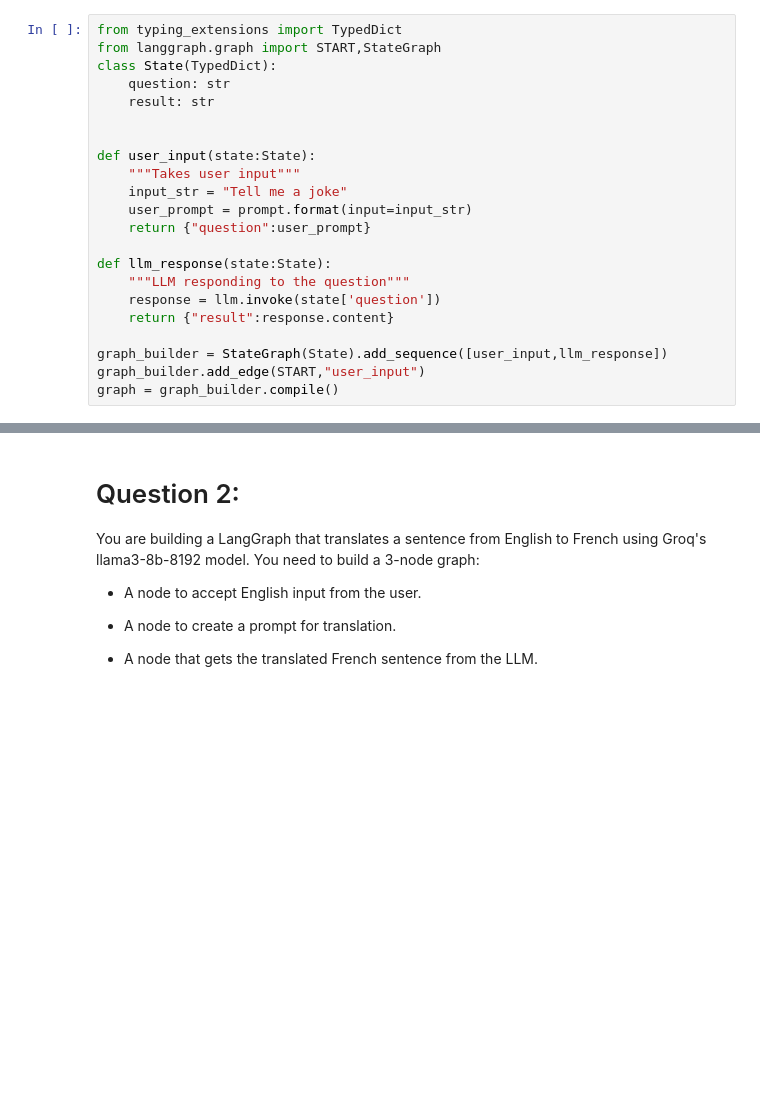
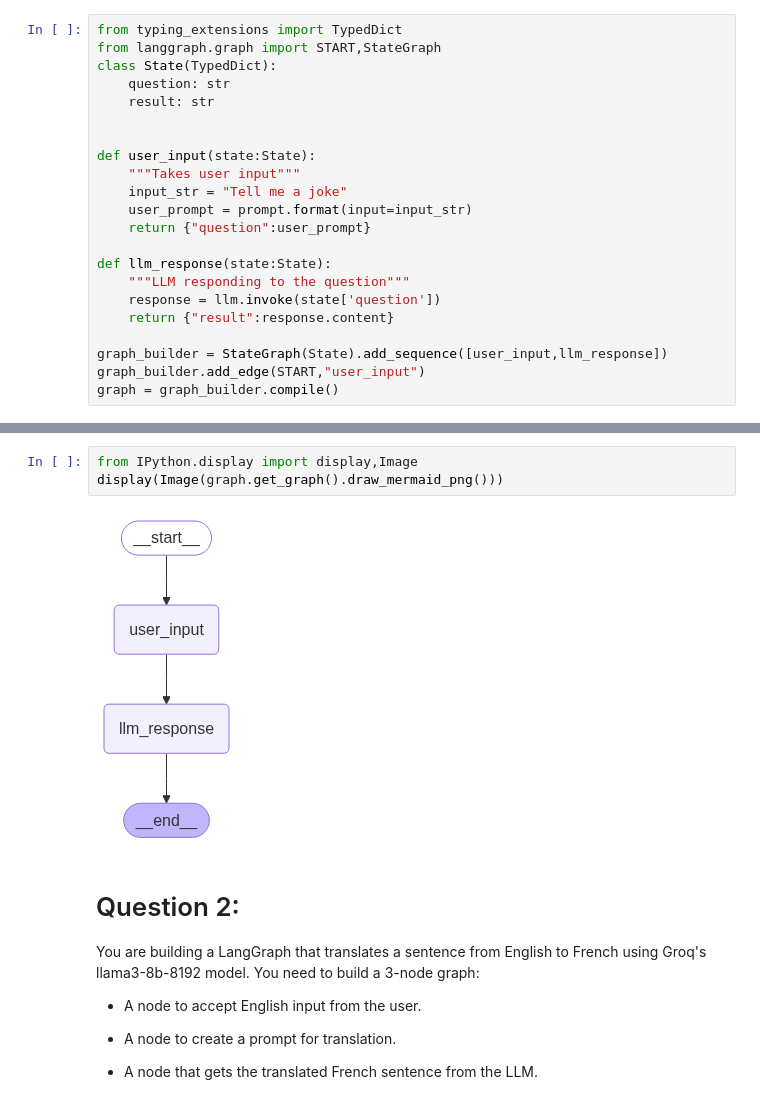
Before and after one commit to Mansi-Dwivedi-04/GenAI, a Jupyter notebook: langgraph.ipynb, the cells around one changed output, grey strips where cells are left out. Drawn from its saved outputs; the diff is of its cells as text; blank space fills up the shorter version.

Commit message:
Kaggle Notebook | LangGraph | Version 7

```diff
--- a/langgraph.ipynb
+++ b/langgraph.ipynb
@@ -88,3 +91,8 @@ Hope that made you laugh!
+# %%
+from IPython.display import display,Image
+display(Image(graph.get_graph().draw_mermaid_png()))
+# %% [output]
+[figure, added]
 # %% [markdown]
 # Question 2:
 You are building a LangGraph that translates a sentence from English to French using Groq's llama3-8b-8192 model.
```
Also changed, not shown: parts of 12 cells of this notebook.
